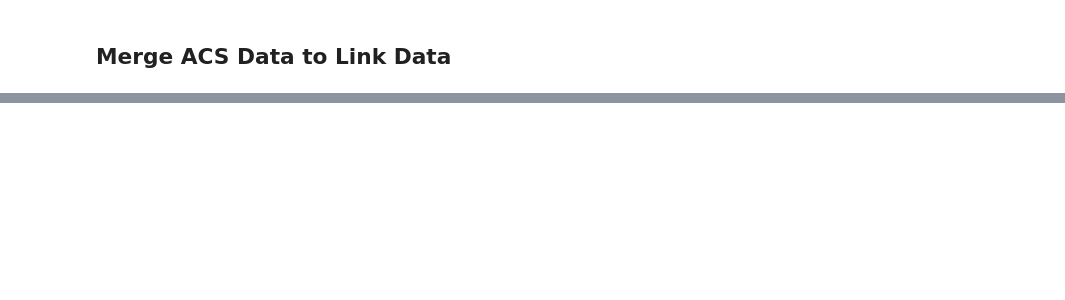
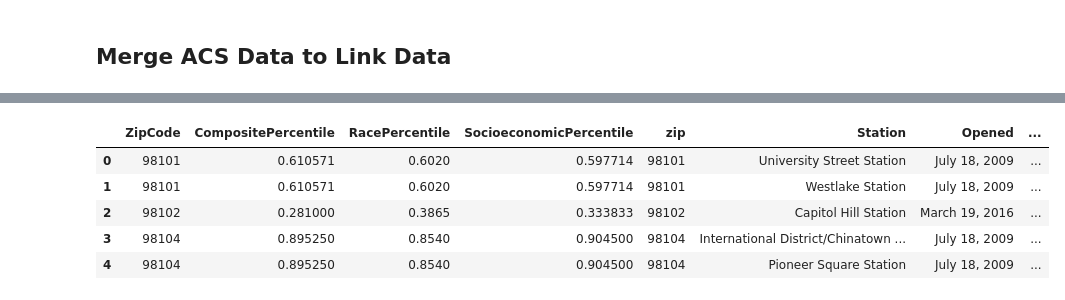
Before and after one commit to oeuyown/computational-thinking, a Jupyter notebook: deliverable_1/deliverable_I.ipynb, the cells around one changed output, grey strips where cells are left out. Saved outputs shown, nothing was run; the diff lists cells and outputs as text; code cells hidden in the pictures; blank space fills up the shorter version.

```diff
--- a/deliverable_1/deliverable_I.ipynb
+++ b/deliverable_1/deliverable_I.ipynb
@@ -655,0 +779,11 @@ base.saveRDS(finalMerge,file="finalMerge_OK.RDS")
+# %%
+# merge equity data with link data
+finalMerge=equityData.merge(stationMerge,left_on="ZipCode",right_on="zip",how='outer',indicator=True)
+finalMerge.head()
+# %% [output]
+|  | ZipCode | CompositePercentile | RacePercentile | SocioeconomicPercentile | zip | Station | Opened | ... |
+| 0 | 98101 | 0.610571 | 0.6020 | 0.597714 | 98101 | University Street Station | July 18, 2009 | ... |
+| 1 | 98101 | 0.610571 | 0.6020 | 0.597714 | 98101 | Westlake Station | July 18, 2009 | ... |
+| 2 | 98102 | 0.281000 | 0.3865 | 0.333833 | 98102 | Capitol Hill Station | March 19, 2016 | ... |
+| 3 | 98104 | 0.895250 | 0.8540 | 0.904500 | 98104 | International District/Chinatown ... | July 18, 2009 | ... |
+| 4 | 98104 | 0.895250 | 0.8540 | 0.904500 | 98104 | Pioneer Square Station | July 18, 2009 | ... |
```
Also changed, not shown: parts of 28 cells of this notebook, 3 other files.
